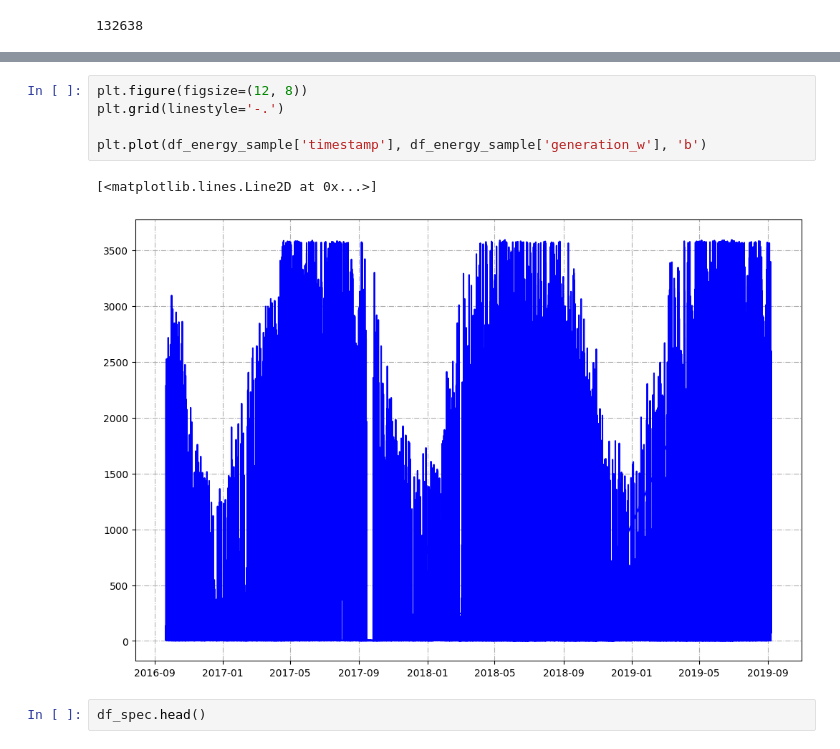
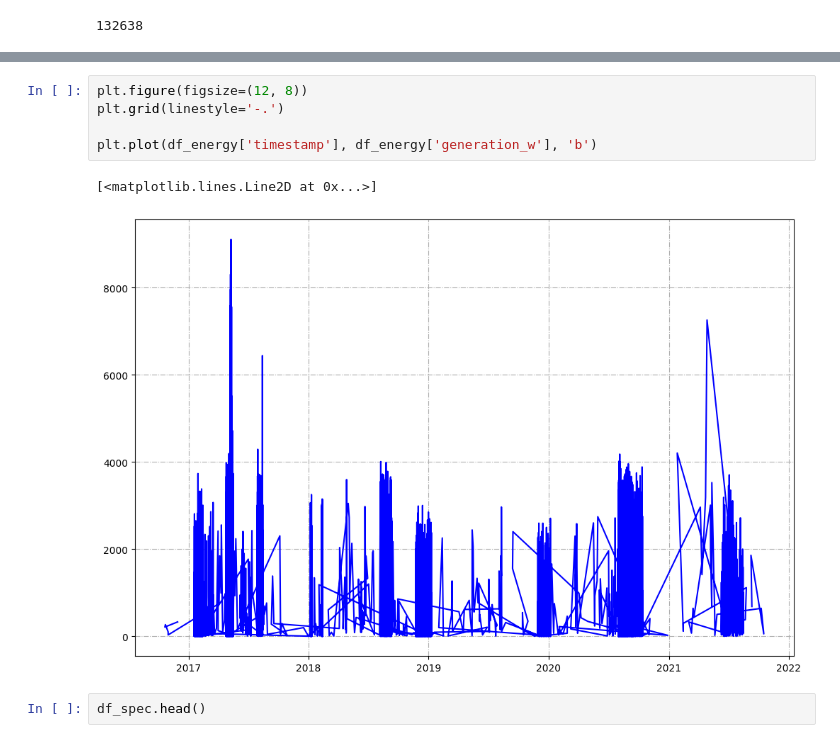
Before and after one commit to hramzan01/market, a Jupyter notebook: notebooks/supply_data.ipynb, the cells around one changed output, grey strips where cells are left out. Saved outputs shown, nothing was run; the diff lists cells and outputs as text.

```diff
--- a/notebooks/supply_data.ipynb
+++ b/notebooks/supply_data.ipynb
@@ -67,11 +48,11 @@ df_energy.head()
 # %%
 plt.figure(figsize=(12, 8))
 plt.grid(linestyle='-.')
 
-plt.plot(df_energy_sample['timestamp'], df_energy_sample['generation_w'], 'b')
+plt.plot(df_energy['timestamp'], df_energy['generation_w'], 'b')
 # %% [output]
 [<matplotlib.lines.Line2D at 0x...>]
-[figure, old version]
+[figure, new version]
 # %%
 df_spec.head()
 # %% [output]
```
Also changed, not shown: parts of 48 cells of this notebook.
